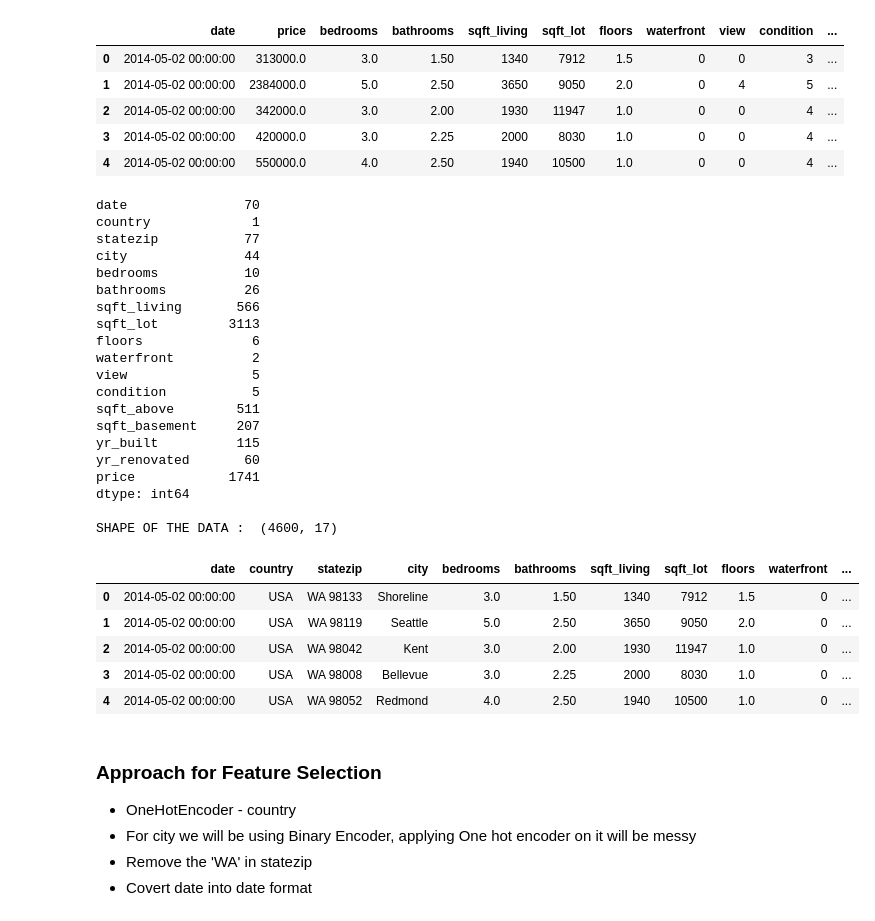
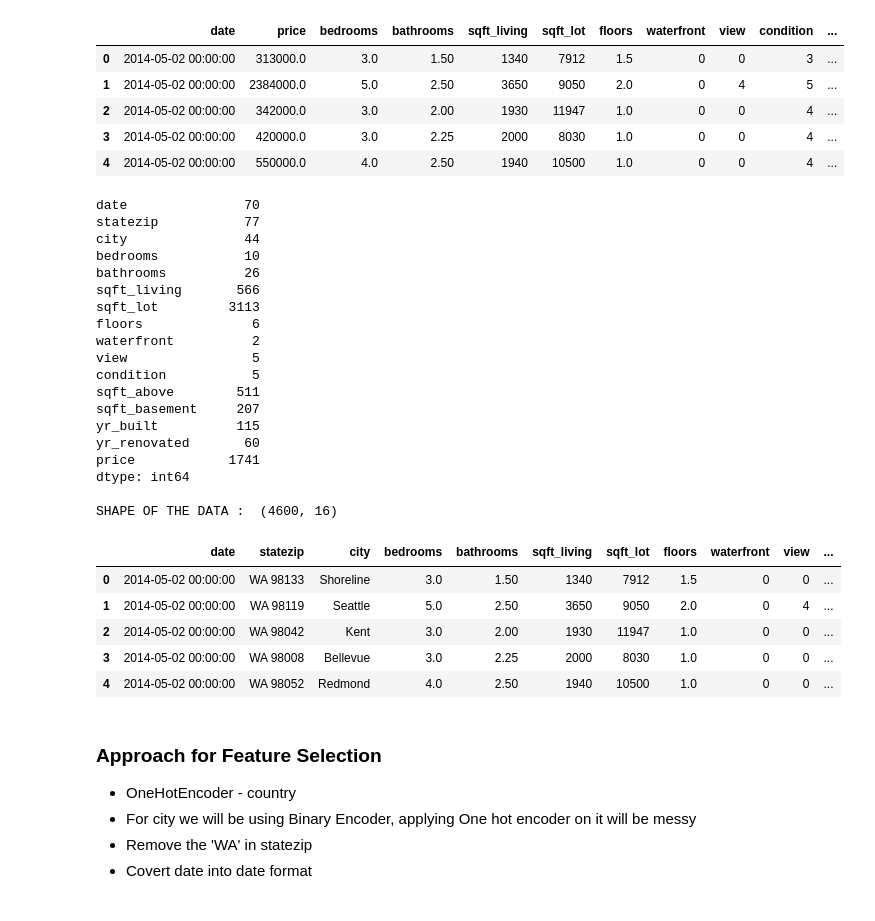
Before and after one commit to pradhans369/Python_and_Data_Science, a Jupyter notebook: 0 ML practice/11 gradient descent.ipynb, the cells around one changed output. Saved outputs shown, nothing was run; the diff lists cells and outputs as text; code cells hidden in the pictures.

```diff
--- a/0 ML practice/11 gradient descent.ipynb
+++ b/0 ML practice/11 gradient descent.ipynb
@@ -32,40 +32,39 @@ Index(['date', 'price', 'bedrooms', 'bathrooms', 'sqft_living', 'sqft_lot',
 | 4 | 2014-05-02 00:00:00 | 550000.0 | 4.0 | 2.50 | 1940 | 10500 | 1.0 | 0 | 0 | 4 | ... |
 # %%
 # changing column order
-df = df[['date', 'country', 'statezip', 'city', 'bedrooms', 'bathrooms', 'sqft_living', 'sqft_lot', 'floors', 'waterfront', 'view', 'condition', 'sqft_above', 'sqft_basement', 'yr_built', 'yr_renovated',  'price']]
+df = df[['date', 'statezip', 'city', 'bedrooms', 'bathrooms', 'sqft_living', 'sqft_lot', 'floors', 'waterfront', 'view', 'condition', 'sqft_above', 'sqft_basement', 'yr_built', 'yr_renovated',  'price']]
 
 # printing unique values
 print(df.nunique())
 
 print('\nSHAPE OF THE DATA : ', df.shape)
 df.head()
 # %% [output]
 date               70
-country             1
 statezip           77
 city               44
 bedrooms           10
 bathrooms          26
 sqft_living       566
 sqft_lot         3113
 floors              6
 waterfront          2
 view                5
 condition           5
 sqft_above        511
 sqft_basement     207
 yr_built          115
 yr_renovated       60
 price            1741
 dtype: int64
 
-SHAPE OF THE DATA :  (4600, 17)
+SHAPE OF THE DATA :  (4600, 16)
-|  | date | country | statezip | city | bedrooms | bathrooms | sqft_living | sqft_lot | floors | waterfront | ... |
-| 0 | 2014-05-02 00:00:00 | USA | WA 98133 | Shoreline | 3.0 | 1.50 | 1340 | 7912 | 1.5 | 0 | ... |
-| 1 | 2014-05-02 00:00:00 | USA | WA 98119 | Seattle | 5.0 | 2.50 | 3650 | 9050 | 2.0 | 0 | ... |
-| 2 | 2014-05-02 00:00:00 | USA | WA 98042 | Kent | 3.0 | 2.00 | 1930 | 11947 | 1.0 | 0 | ... |
-| 3 | 2014-05-02 00:00:00 | USA | WA 98008 | Bellevue | 3.0 | 2.25 | 2000 | 8030 | 1.0 | 0 | ... |
-| 4 | 2014-05-02 00:00:00 | USA | WA 98052 | Redmond | 4.0 | 2.50 | 1940 | 10500 | 1.0 | 0 | ... |
+|  | date | statezip | city | bedrooms | bathrooms | sqft_living | sqft_lot | floors | waterfront | view | ... |
+| 0 | 2014-05-02 00:00:00 | WA 98133 | Shoreline | 3.0 | 1.50 | 1340 | 7912 | 1.5 | 0 | 0 | ... |
+| 1 | 2014-05-02 00:00:00 | WA 98119 | Seattle | 5.0 | 2.50 | 3650 | 9050 | 2.0 | 0 | 4 | ... |
+| 2 | 2014-05-02 00:00:00 | WA 98042 | Kent | 3.0 | 2.00 | 1930 | 11947 | 1.0 | 0 | 0 | ... |
+| 3 | 2014-05-02 00:00:00 | WA 98008 | Bellevue | 3.0 | 2.25 | 2000 | 8030 | 1.0 | 0 | 0 | ... |
+| 4 | 2014-05-02 00:00:00 | WA 98052 | Redmond | 4.0 | 2.50 | 1940 | 10500 | 1.0 | 0 | 0 | ... |
 # %% [markdown]
 ### **Approach for Feature Selection**
 
```
Also changed, not shown: parts of 11 cells of this notebook, 2 other files.
